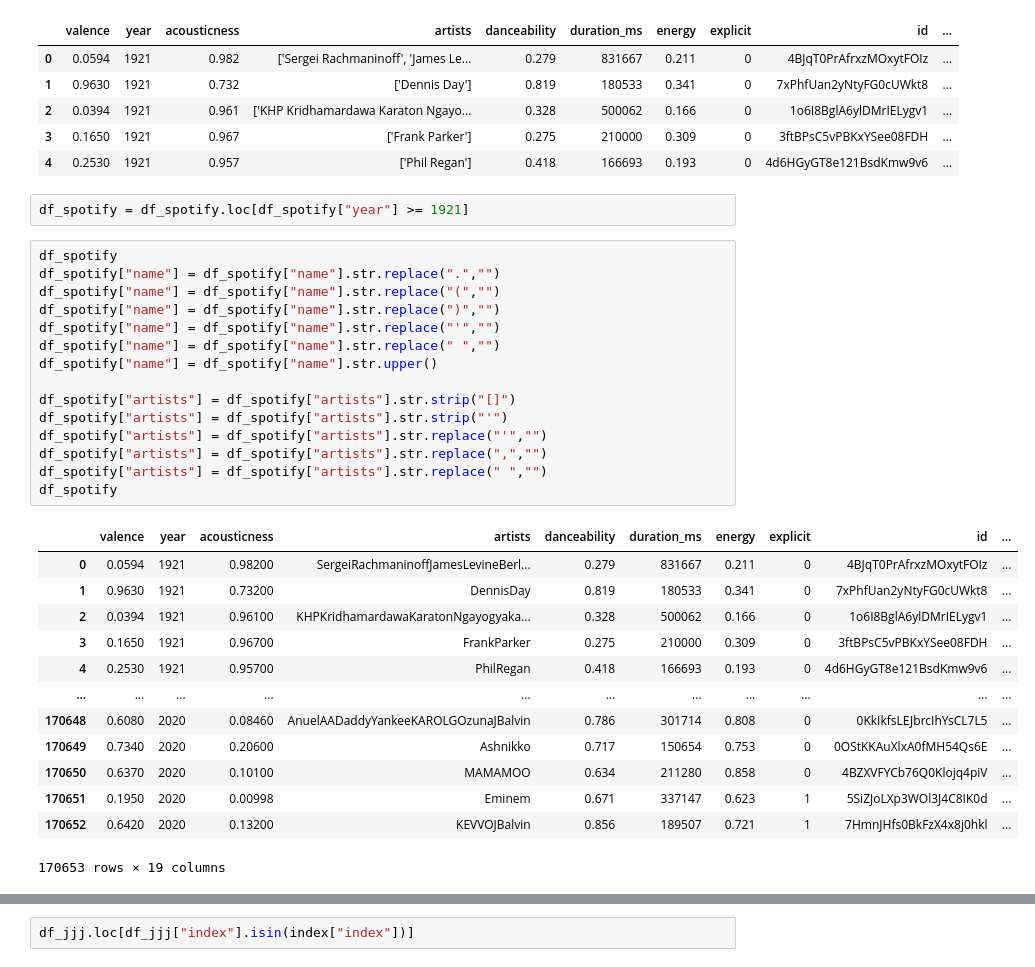
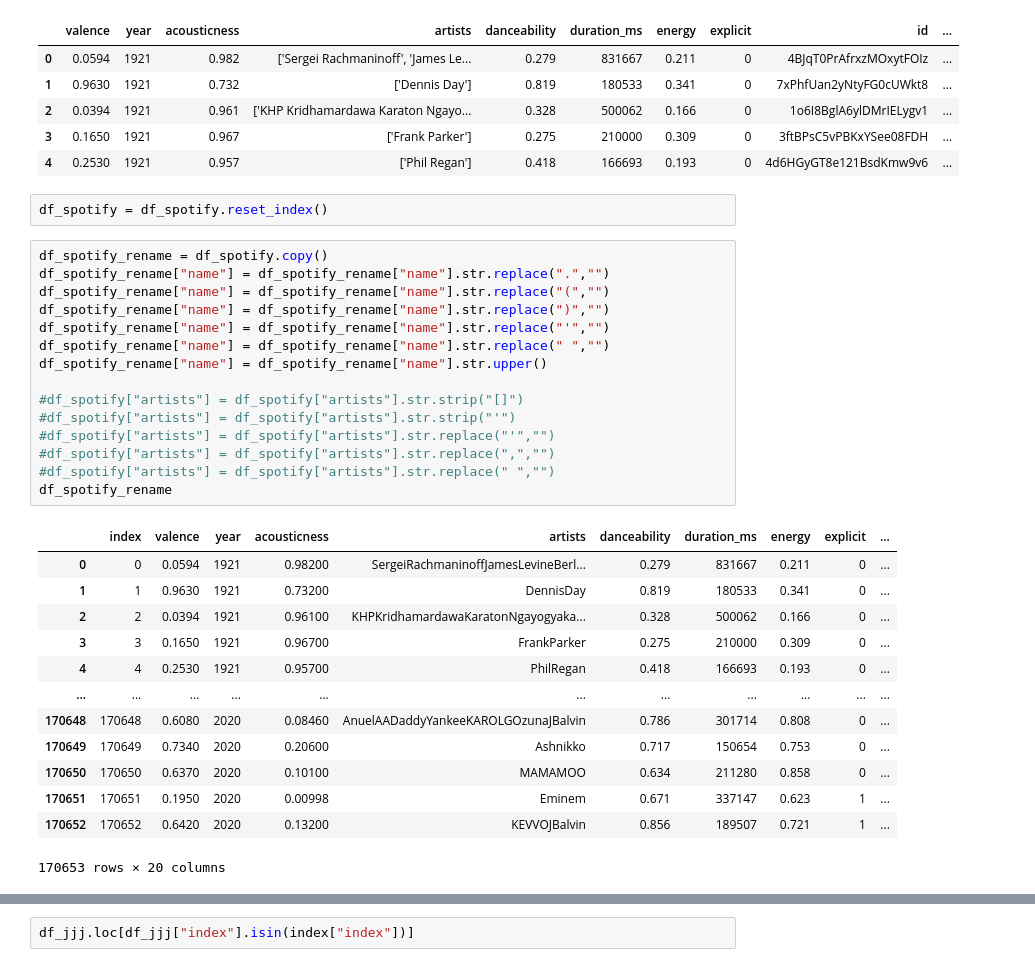
Before and after one commit to relaernu/project_1, a Jupyter notebook: FirstTryCombine.ipynb, the cells around one changed output, grey strips where cells are left out. Drawn from its saved outputs; the diff is of its cells as text.

```diff
--- a/Untitled.ipynb
+++ b/FirstTryCombine.ipynb
@@ -36,35 +37,35 @@ df_spotify.head()
 | 2 | 0.0394 | 1921 | 0.961 | ['KHP Kridhamardawa Karaton Ngayo... | 0.328 | 500062 | 0.166 | 0 | 1o6I8BglA6ylDMrIELygv1 | ... |
 | 3 | 0.1650 | 1921 | 0.967 | ['Frank Parker'] | 0.275 | 210000 | 0.309 | 0 | 3ftBPsC5vPBKxYSee08FDH | ... |
 | 4 | 0.2530 | 1921 | 0.957 | ['Phil Regan'] | 0.418 | 166693 | 0.193 | 0 | 4d6HGyGT8e121BsdKmw9v6 | ... |
-# %%
-df_spotify = df_spotify.loc[df_spotify["year"] >= 1921]
+# %%
+df_spotify = df_spotify.reset_index()
 # %%
-df_spotify
-df_spotify["name"] = df_spotify["name"].str.replace(".","")
-df_spotify["name"] = df_spotify["name"].str.replace("(","")
-df_spotify["name"] = df_spotify["name"].str.replace(")","")
-df_spotify["name"] = df_spotify["name"].str.replace("'","")
-df_spotify["name"] = df_spotify["name"].str.replace(" ","")
-df_spotify["name"] = df_spotify["name"].str.upper()
+df_spotify_rename = df_spotify.copy()
+df_spotify_rename["name"] = df_spotify_rename["name"].str.replace(".","")
+df_spotify_rename["name"] = df_spotify_rename["name"].str.replace("(","")
+df_spotify_rename["name"] = df_spotify_rename["name"].str.replace(")","")
+df_spotify_rename["name"] = df_spotify_rename["name"].str.replace("'","")
+df_spotify_rename["name"] = df_spotify_rename["name"].str.replace(" ","")
+df_spotify_rename["name"] = df_spotify_rename["name"].str.upper()
 
-df_spotify["artists"] = df_spotify["artists"].str.strip("[]")
-df_spotify["artists"] = df_spotify["artists"].str.strip("'")
-df_spotify["artists"] = df_spotify["artists"].str.replace("'","")
-df_spotify["artists"] = df_spotify["artists"].str.replace(",","")
-df_spotify["artists"] = df_spotify["artists"].str.replace(" ","")
-df_spotify
+#df_spotify["artists"] = df_spotify["artists"].str.strip("[]")
+#df_spotify["artists"] = df_spotify["artists"].str.strip("'")
+#df_spotify["artists"] = df_spotify["artists"].str.replace("'","")
+#df_spotify["artists"] = df_spotify["artists"].str.replace(",","")
+#df_spotify["artists"] = df_spotify["artists"].str.replace(" ","")
+df_spotify_rename
 # %% [output]
-|  | valence | year | acousticness | artists | danceability | duration_ms | energy | explicit | id | ... |
-| 0 | 0.0594 | 1921 | 0.98200 | SergeiRachmaninoffJamesLevineBerl... | 0.279 | 831667 | 0.211 | 0 | 4BJqT0PrAfrxzMOxytFOIz | ... |
-| 1 | 0.9630 | 1921 | 0.73200 | DennisDay | 0.819 | 180533 | 0.341 | 0 | 7xPhfUan2yNtyFG0cUWkt8 | ... |
-| 2 | 0.0394 | 1921 | 0.96100 | KHPKridhamardawaKaratonNgayogyaka... | 0.328 | 500062 | 0.166 | 0 | 1o6I8BglA6ylDMrIELygv1 | ... |
-| 3 | 0.1650 | 1921 | 0.96700 | FrankParker | 0.275 | 210000 | 0.309 | 0 | 3ftBPsC5vPBKxYSee08FDH | ... |
-| 4 | 0.2530 | 1921 | 0.95700 | PhilRegan | 0.418 | 166693 | 0.193 | 0 | 4d6HGyGT8e121BsdKmw9v6 | ... |
+|  | index | valence | year | acousticness | artists | danceability | duration_ms | energy | explicit | ... |
+| 0 | 0 | 0.0594 | 1921 | 0.98200 | SergeiRachmaninoffJamesLevineBerl... | 0.279 | 831667 | 0.211 | 0 | ... |
+| 1 | 1 | 0.9630 | 1921 | 0.73200 | DennisDay | 0.819 | 180533 | 0.341 | 0 | ... |
+| 2 | 2 | 0.0394 | 1921 | 0.96100 | KHPKridhamardawaKaratonNgayogyaka... | 0.328 | 500062 | 0.166 | 0 | ... |
+| 3 | 3 | 0.1650 | 1921 | 0.96700 | FrankParker | 0.275 | 210000 | 0.309 | 0 | ... |
+| 4 | 4 | 0.2530 | 1921 | 0.95700 | PhilRegan | 0.418 | 166693 | 0.193 | 0 | ... |
 | ... | ... | ... | ... | ... | ... | ... | ... | ... | ... | ... |
-| 170648 | 0.6080 | 2020 | 0.08460 | AnuelAADaddyYankeeKAROLGOzunaJBalvin | 0.786 | 301714 | 0.808 | 0 | 0KkIkfsLEJbrcIhYsCL7L5 | ... |
-| 170649 | 0.7340 | 2020 | 0.20600 | Ashnikko | 0.717 | 150654 | 0.753 | 0 | 0OStKKAuXlxA0fMH54Qs6E | ... |
-| 170650 | 0.6370 | 2020 | 0.10100 | MAMAMOO | 0.634 | 211280 | 0.858 | 0 | 4BZXVFYCb76Q0Klojq4piV | ... |
-| 170651 | 0.1950 | 2020 | 0.00998 | Eminem | 0.671 | 337147 | 0.623 | 1 | 5SiZJoLXp3WOl3J4C8IK0d | ... |
-| 170652 | 0.6420 | 2020 | 0.13200 | KEVVOJBalvin | 0.856 | 189507 | 0.721 | 1 | 7HmnJHfs0BkFzX4x8j0hkl | ... |
+| 170648 | 170648 | 0.6080 | 2020 | 0.08460 | AnuelAADaddyYankeeKAROLGOzunaJBalvin | 0.786 | 301714 | 0.808 | 0 | ... |
+| 170649 | 170649 | 0.7340 | 2020 | 0.20600 | Ashnikko | 0.717 | 150654 | 0.753 | 0 | ... |
+| 170650 | 170650 | 0.6370 | 2020 | 0.10100 | MAMAMOO | 0.634 | 211280 | 0.858 | 0 | ... |
+| 170651 | 170651 | 0.1950 | 2020 | 0.00998 | Eminem | 0.671 | 337147 | 0.623 | 1 | ... |
+| 170652 | 170652 | 0.6420 | 2020 | 0.13200 | KEVVOJBalvin | 0.856 | 189507 | 0.721 | 1 | ... |
-170653 rows × 19 columns
+170653 rows × 20 columns
 # %%
```
Also changed, not shown: parts of 3 cells of this notebook, 8 other files.
